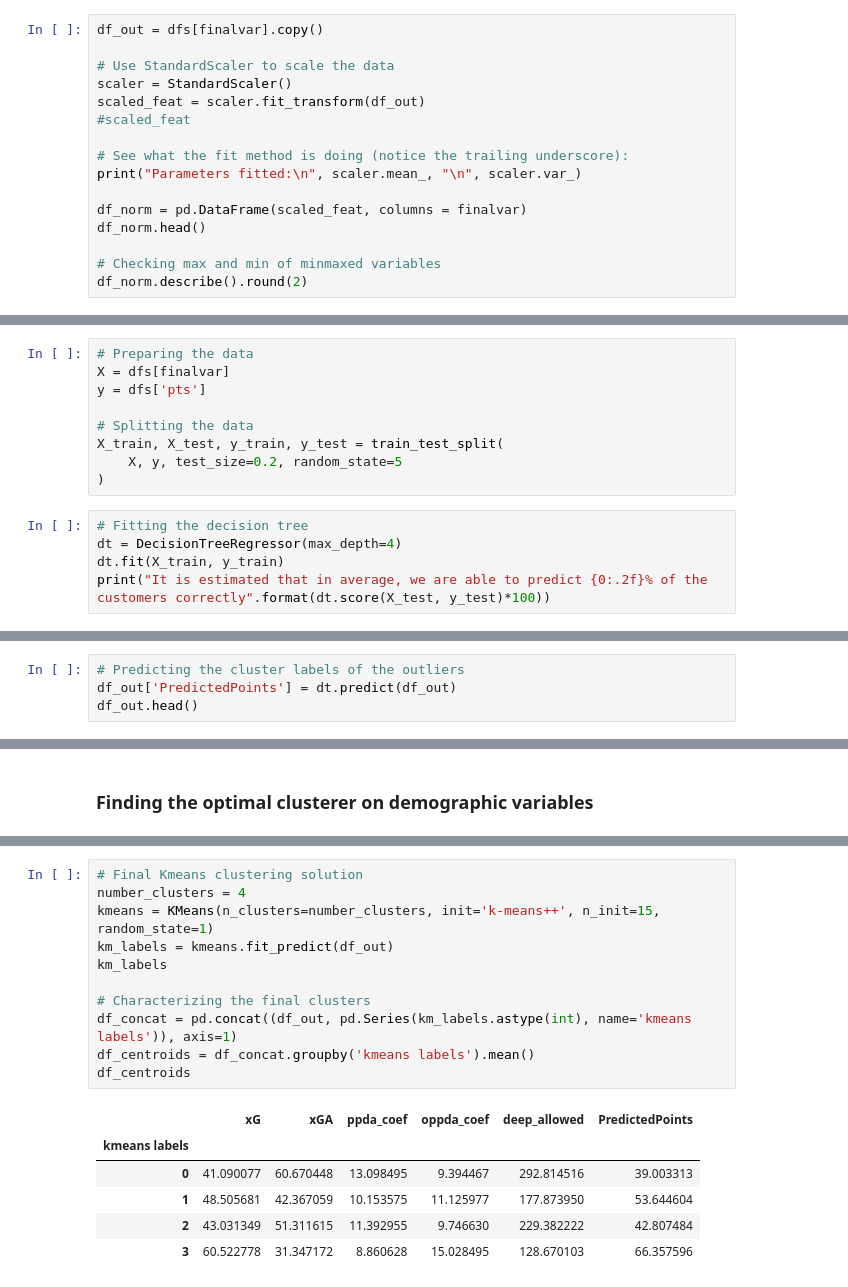
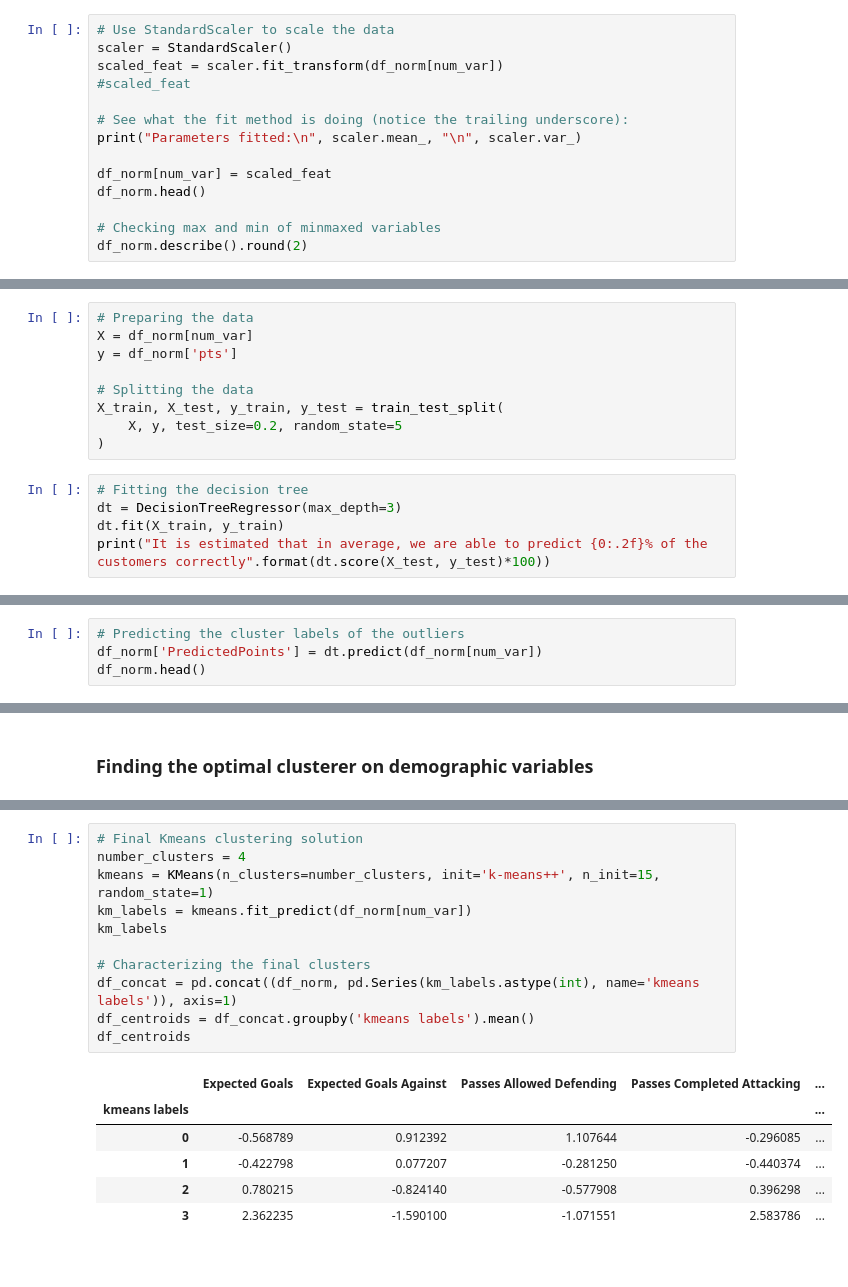
Before and after one commit to fredericojpr/Statistics-for-Data-Science-Project, a Jupyter notebook: Stats.ipynb, the cells around one changed output, grey strips where cells are left out. Cells and saved outputs as stored; diff of their text form.

```diff
--- a/Stats.ipynb
+++ b/Stats.ipynb
@@ -307,17 +290,15 @@ We get the normalized total reduction of the criterion (gini or entropy) brought
 # %%
 from sklearn.preprocessing import MinMaxScaler, StandardScaler, OneHotEncoder
 # %%
-df_out = dfs[finalvar].copy()
-
 # Use StandardScaler to scale the data
 scaler = StandardScaler()
-scaled_feat = scaler.fit_transform(df_out)
+scaled_feat = scaler.fit_transform(df_norm[num_var])
 #scaled_feat
 
 # See what the fit method is doing (notice the trailing underscore):
 print("Parameters fitted:\n", scaler.mean_, "\n", scaler.var_)
 
-df_norm = pd.DataFrame(scaled_feat, columns = finalvar)
+df_norm[num_var] = scaled_feat
 df_norm.head()
 
 # Checking max and min of minmaxed variables
@@ -346,8 +329,8 @@ from sklearn.model_selection import train_test_split
 import graphviz
 # %%
 # Preparing the data
-X = dfs[finalvar]
-y = dfs['pts']
+X = df_norm[num_var]
+y = df_norm['pts']
 
 # Splitting the data
 X_train, X_test, y_train, y_test = train_test_split(
@@ -355,7 +338,7 @@ X_train, X_test, y_train, y_test = train_test_split(
 )
 # %%
 # Fitting the decision tree
-dt = DecisionTreeRegressor(max_depth=4)
+dt = DecisionTreeRegressor(max_depth=3)
 dt.fit(X_train, y_train)
 print("It is estimated that in average, we are able to predict {0:.2f}% of the customers correctly".format(dt.score(X_test, y_test)*100))
 # %% [output]
@@ -372,6 +356,6 @@ deep_allowed    0.016678
 dtype: float64
 # %%
 # Predicting the cluster labels of the outliers
-df_out['PredictedPoints'] = dt.predict(df_out)
-df_out.head()
+df_norm['PredictedPoints'] = dt.predict(df_norm[num_var])
+df_norm.head()
 # %% [output]
@@ -462,21 +446,21 @@ plt.show()
 # %%
 # Final Kmeans clustering solution
 number_clusters = 4
 kmeans = KMeans(n_clusters=number_clusters, init='k-means++', n_init=15, random_state=1)
-km_labels = kmeans.fit_predict(df_out)
+km_labels = kmeans.fit_predict(df_norm[num_var])
 km_labels
 
 # Characterizing the final clusters
-df_concat = pd.concat((df_out, pd.Series(km_labels.astype(int), name='kmeans labels')), axis=1)
+df_concat = pd.concat((df_norm, pd.Series(km_labels.astype(int), name='kmeans labels')), axis=1)
 df_centroids = df_concat.groupby('kmeans labels').mean()
 df_centroids
 # %% [output]
-|  | xG | xGA | ppda_coef | oppda_coef | deep_allowed | PredictedPoints |
-| kmeans labels |  |  |  |  |  |  |
-| 0 | 41.090077 | 60.670448 | 13.098495 | 9.394467 | 292.814516 | 39.003313 |
-| 1 | 48.505681 | 42.367059 | 10.153575 | 11.125977 | 177.873950 | 53.644604 |
-| 2 | 43.031349 | 51.311615 | 11.392955 | 9.746630 | 229.382222 | 42.807484 |
-| 3 | 60.522778 | 31.347172 | 8.860628 | 15.028495 | 128.670103 | 66.357596 |
+|  | Expected Goals | Expected Goals Against | Passes Allowed Defending | Passes Completed Attacking | ... |
+| kmeans labels |  |  |  |  | ... |
+| 0 | -0.568789 | 0.912392 | 1.107644 | -0.296085 | ... |
+| 1 | -0.422798 | 0.077207 | -0.281250 | -0.440374 | ... |
+| 2 | 0.780215 | -0.824140 | -0.577908 | 0.396298 | ... |
+| 3 | 2.362235 | -1.590100 | -1.071551 | 2.583786 | ... |
 # %%
 # Setting distance_threshold=0 and n_clusters=None ensures we compute the full tree
 linkage = 'ward'
```
Also changed, not shown: parts of 39 cells of this notebook.
